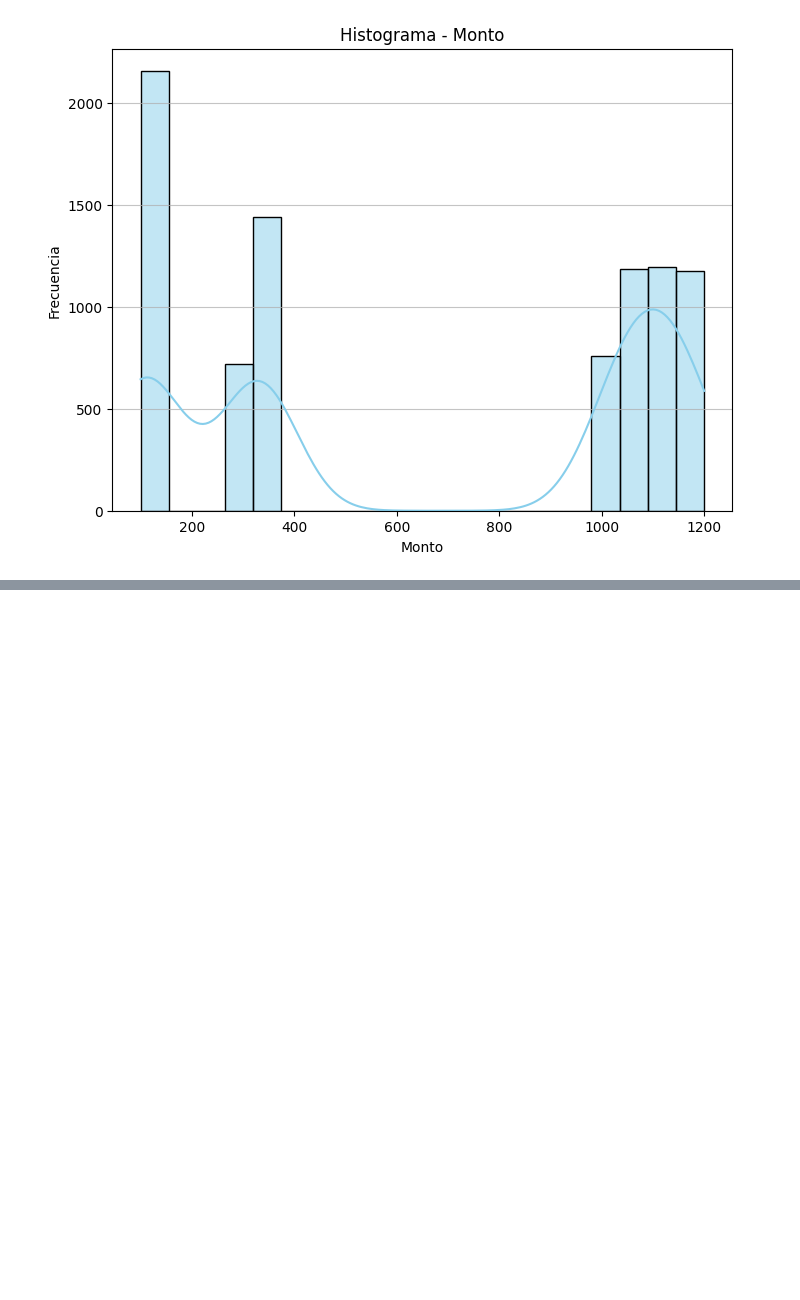
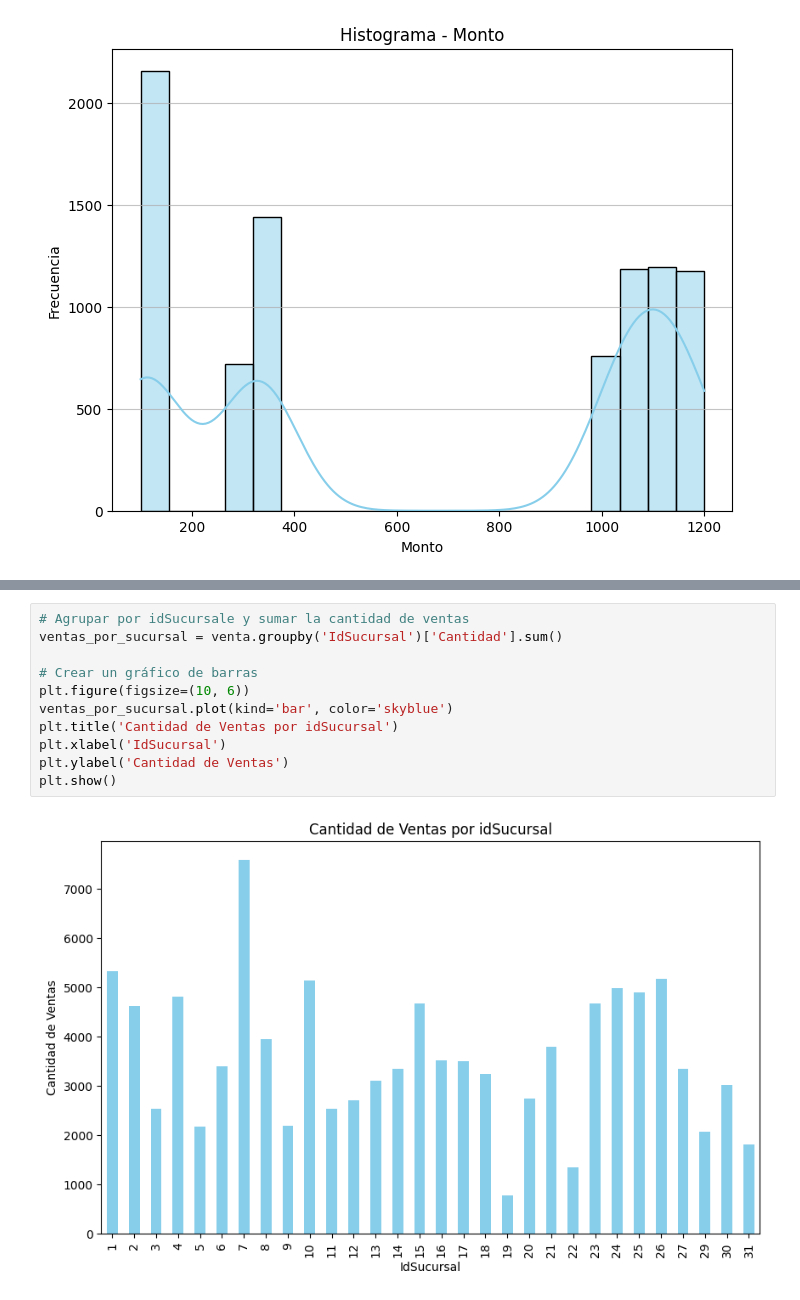
Before and after one commit to diegomaneyro/Dashboards, a Jupyter notebook: scripts/eda.ipynb, the cells around one changed output, grey strips where cells are left out. Cells and saved outputs as stored; diff of their text form; blank space fills up the shorter version.

```diff
--- a/scripts/eda.ipynb
+++ b/scripts/eda.ipynb
@@ -331,0 +307,13 @@ plt.show()
+# %%
+# Agrupar por idSucursale y sumar la cantidad de ventas
+ventas_por_sucursal = venta.groupby('IdSucursal')['Cantidad'].sum()
+
+# Crear un gráfico de barras
+plt.figure(figsize=(10, 6))
+ventas_por_sucursal.plot(kind='bar', color='skyblue')
+plt.title('Cantidad de Ventas por idSucursal')
+plt.xlabel('IdSucursal')
+plt.ylabel('Cantidad de Ventas')
+plt.show()
+# %% [output]
+[figure, added]
```
Also changed, not shown: parts of 17 cells of this notebook.
